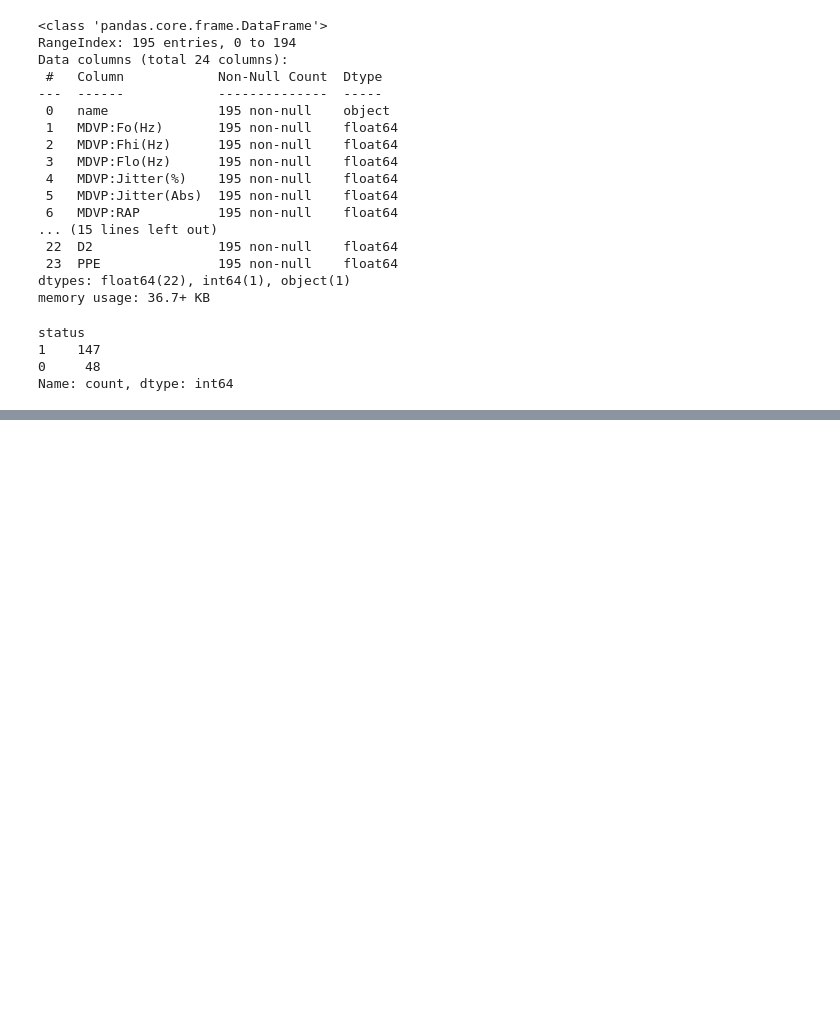
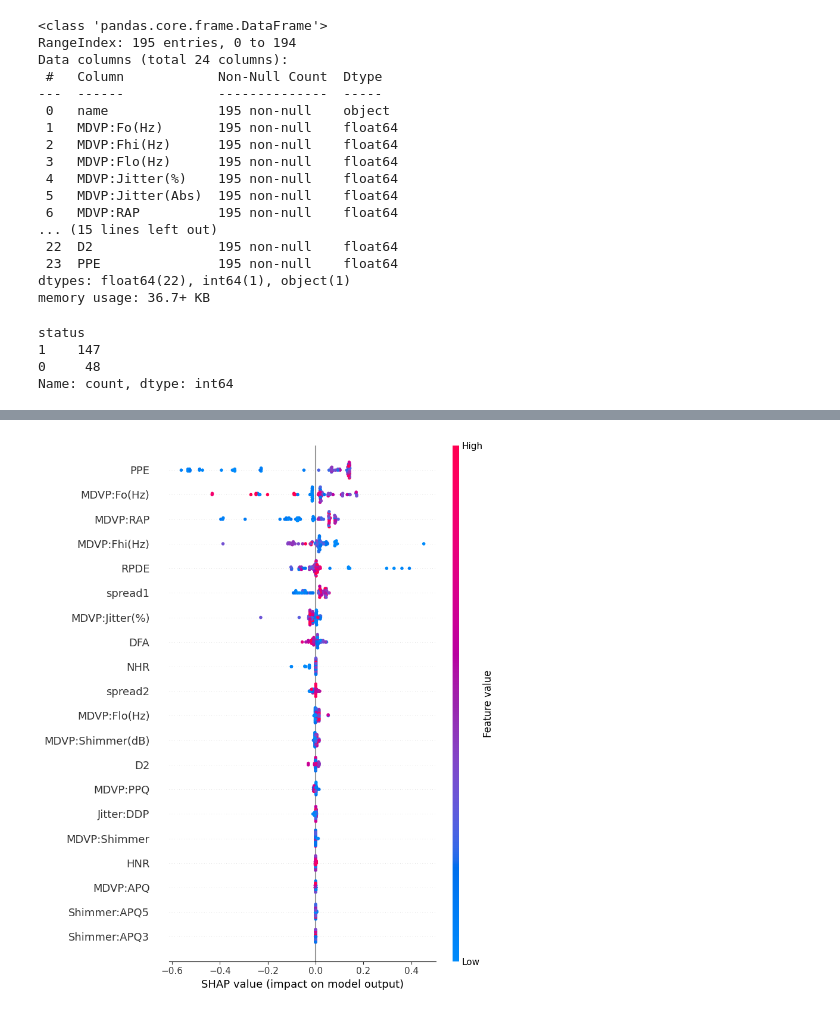
Before and after one commit to vyacheslav-ku/vkdanu, a Jupyter notebook: practical_task_2/task_2.ipynb, the cells around one changed output, grey strips where cells are left out. Cells and saved outputs as stored; diff of their text form; code cells hidden in the pictures; blank space fills up the shorter version.

```diff
--- a/practical_task_2/task_2.ipynb
+++ b/practical_task_2/task_2.ipynb
@@ -58,0 +149,4 @@ KeyError: "['status'] not found in axis"
+# %%
+shap.summary_plot(shap_values, X_test)
+# %% [output]
+[figure, added]
```
Also changed, not shown: parts of 27 cells of this notebook, 3 other files.
